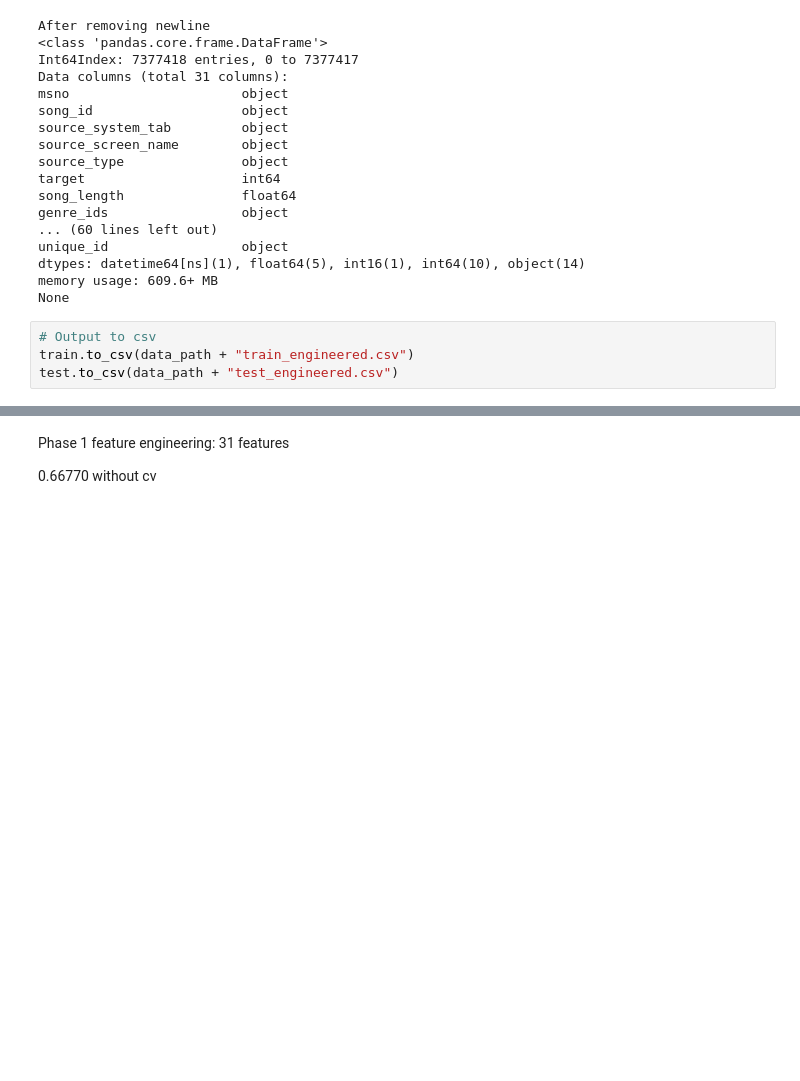
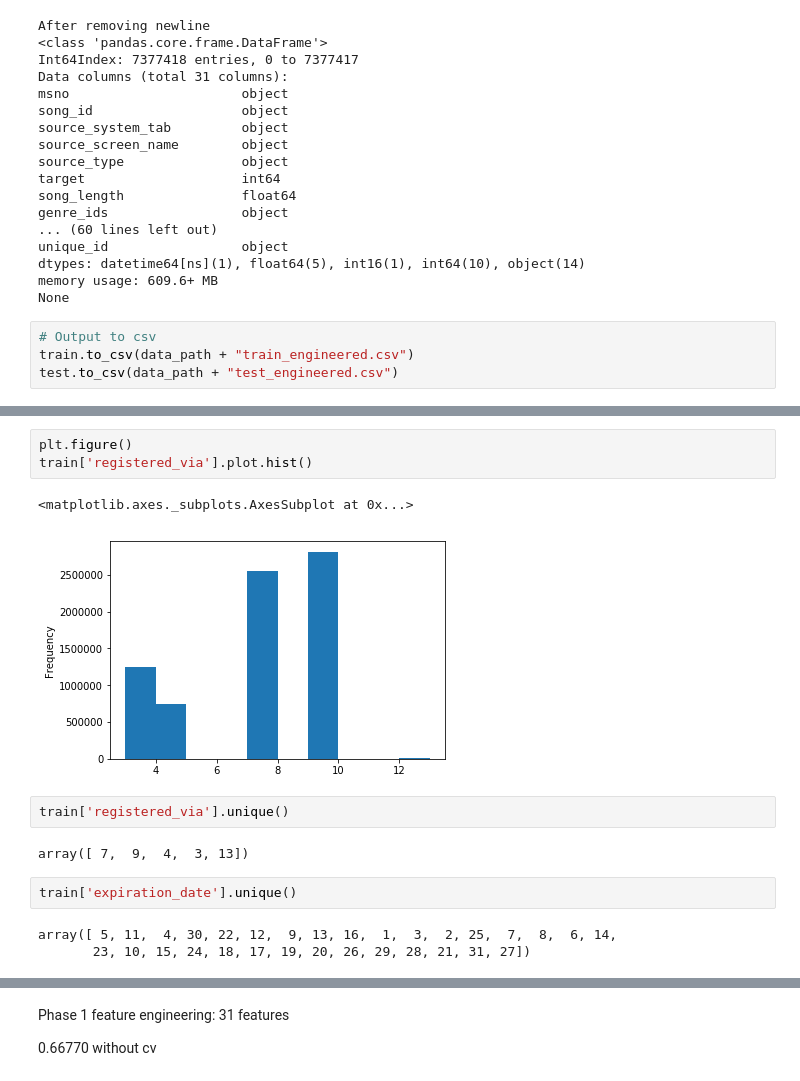
Before and after one commit to Kasonreal/kkbox-music-recommendation, a Jupyter notebook: data/Feature Engineering.ipynb, the cells around one changed output, grey strips where cells are left out. Cells and saved outputs as stored; diff of their text form; blank space fills up the shorter version.

```diff
--- a/data/Feature Engineering.ipynb
+++ b/data/Feature Engineering.ipynb
@@ -239,0 +375,15 @@ test.to_csv(data_path + "test_engineered.csv")
+# %%
+plt.figure()
+train['registered_via'].plot.hist()
+# %% [output]
+<matplotlib.axes._subplots.AxesSubplot at 0x...>
+[figure, added]
+# %%
+train['registered_via'].unique()
+# %% [output]
+array([ 7,  9,  4,  3, 13])
+# %%
+train['expiration_date'].unique()
+# %% [output]
+array([ 5, 11,  4, 30, 22, 12,  9, 13, 16,  1,  3,  2, 25,  7,  8,  6, 14,
+       23, 10, 15, 24, 18, 17, 19, 20, 26, 29, 28, 21, 31, 27])
```
Also changed, not shown: parts of 103 cells of this notebook.
